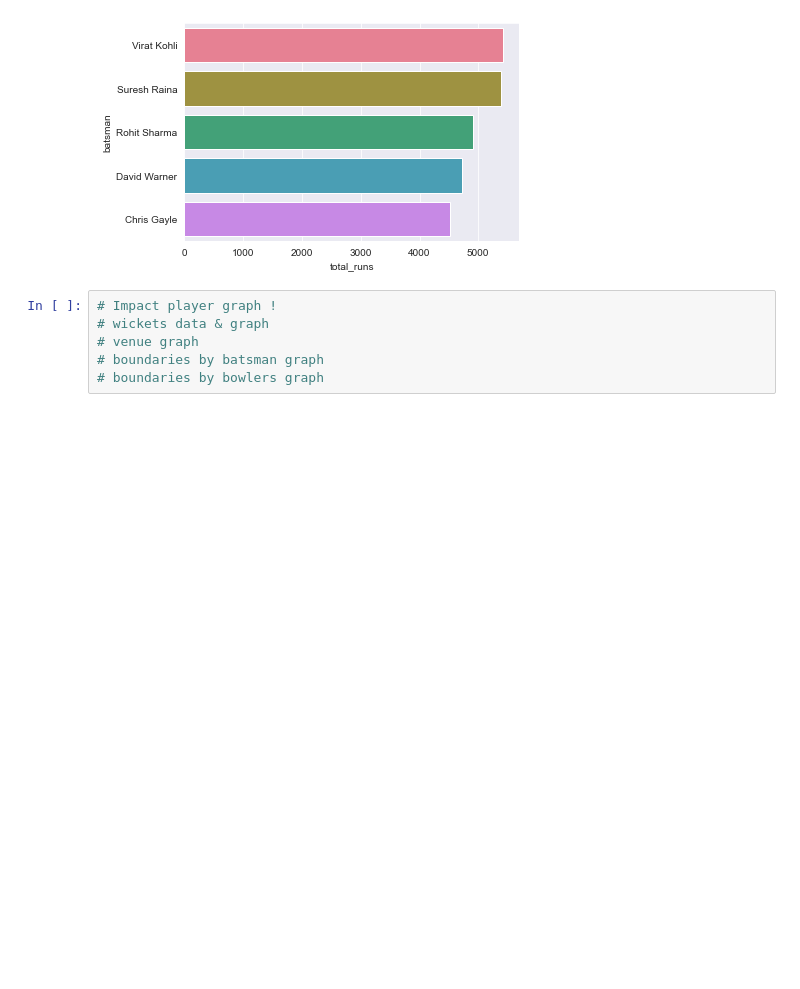
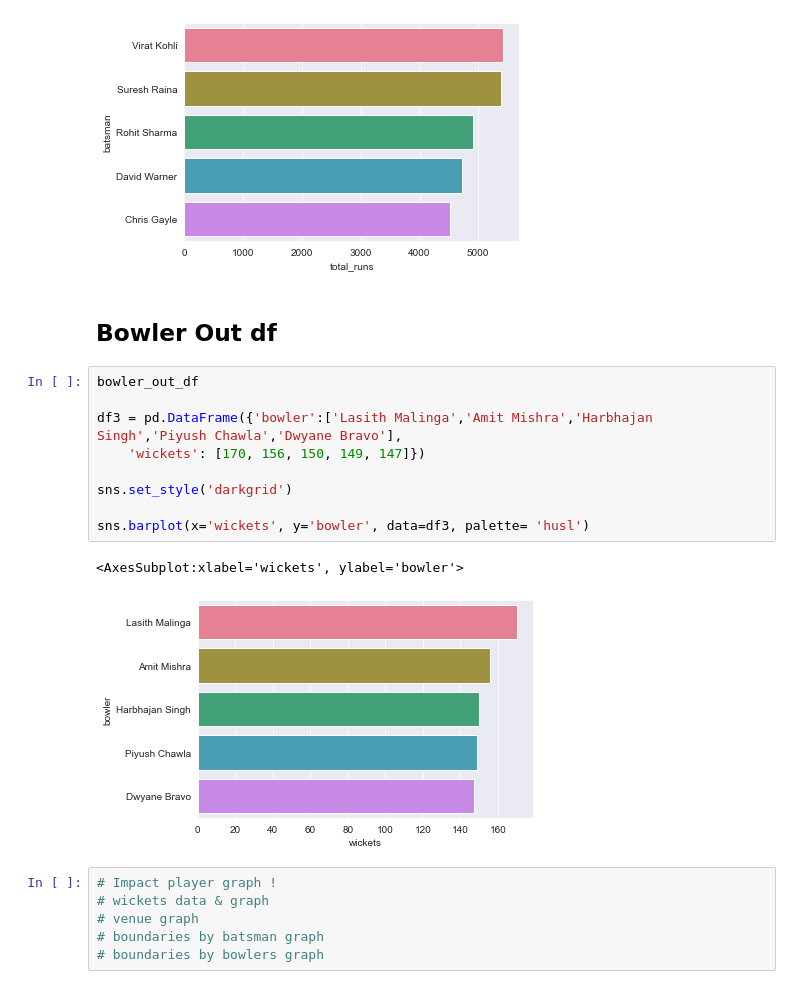
Before and after one commit to Utkarsh736/IPL_Data_Analysis, a Jupyter notebook: IPL_DA.ipynb, the cells around one changed output. Cells and saved outputs as stored; diff of their text form; blank space fills up the shorter version.

```diff
--- a/IPL_DA.ipynb
+++ b/IPL_DA.ipynb
@@ -264,6 +262,20 @@ sns.barplot(x='total_runs', y='batsman', data=df, palette= 'husl')
 # %% [output]
 <AxesSubplot:xlabel='total_runs', ylabel='batsman'>
 [figure]
+# %% [markdown]
+## Bowler Out df
+# %%
+bowler_out_df
+
+df3 = pd.DataFrame({'bowler':['Lasith Malinga','Amit Mishra','Harbhajan Singh','Piyush Chawla','Dwyane Bravo'],
+    'wickets': [170, 156, 150, 149, 147]})
+
+sns.set_style('darkgrid')
+
+sns.barplot(x='wickets', y='bowler', data=df3, palette= 'husl')
+# %% [output]
+<AxesSubplot:xlabel='wickets', ylabel='bowler'>
+[figure, added]
 # %%
 # Impact player graph !
 # wickets data & graph
```
Also changed, not shown: parts of 5 cells of this notebook.
